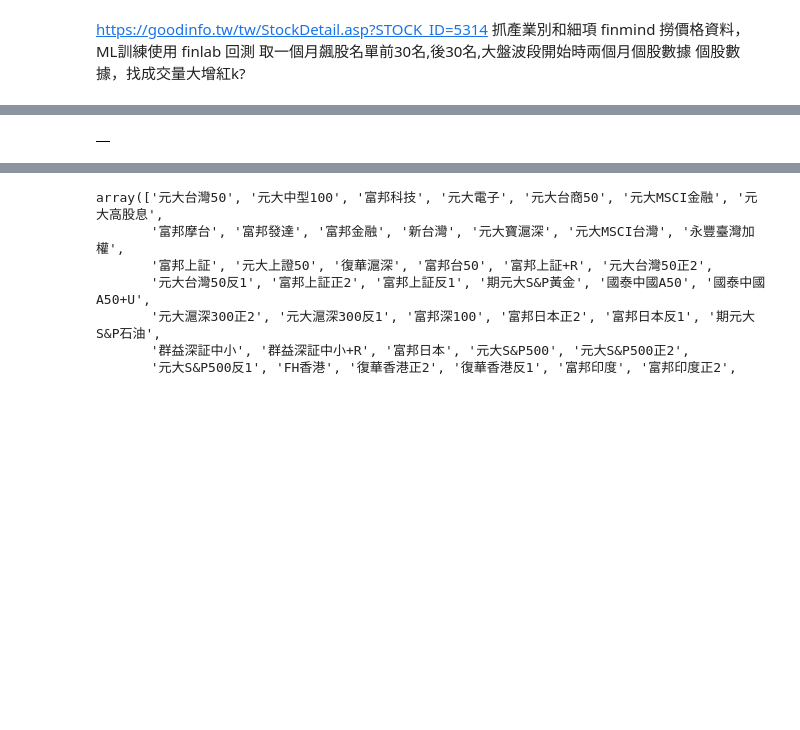
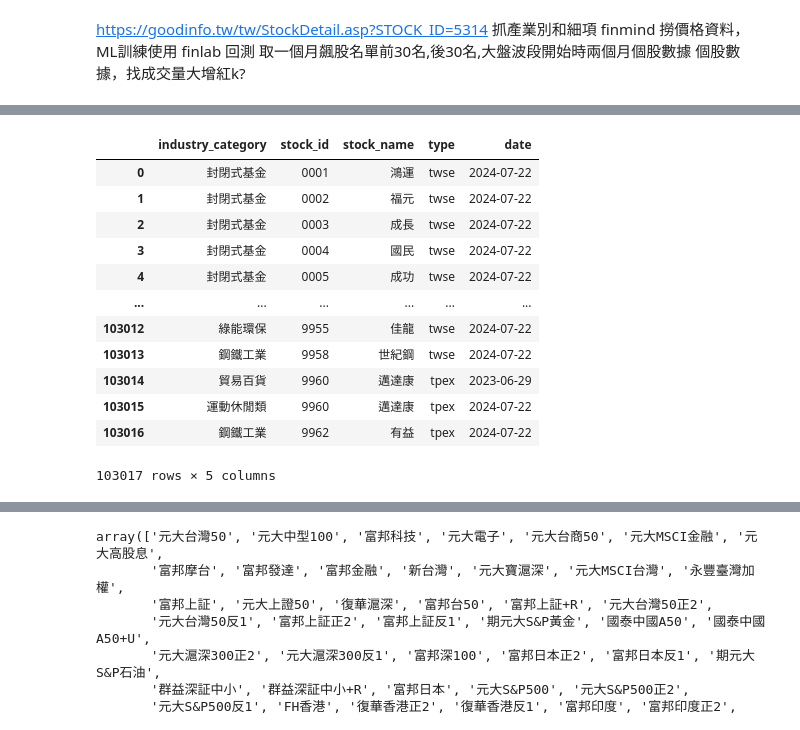
Before and after one commit to dreyhsu/TWSectorScreener, a Jupyter notebook: finmind_test.ipynb, the cells around one changed output, grey strips where cells are left out. Saved outputs shown, nothing was run; the diff lists cells and outputs as text; code cells hidden in the pictures; blank space fills up the shorter version.

```diff
--- a/finmind_test.ipynb
+++ b/finmind_test.ipynb
@@ -48,10 +55,11 @@ today_str = today_obj.strftime('%Y-%m-%d')
 two_month_str = (today_obj - timedelta(days=60)).strftime('%Y-%m-%d')
 api = DataLoader()
 api.login_by_token(api_token='eyJhbGciOiJIUzI1NiIsInR5cCI6IkpXVCJ9.eyJkYXRlIjoiMjAyNC0wNi0wMSAxMjowNzoyOSIsInVzZXJfaWQiOiJkcmVfaHN1IiwiaXAiOiIzNS4yMzMuMTk5LjIyNyJ9.vdbfK7J1TixjHvBcrk4hZuFtc3oy_cpD6wNurTQuQ7o')
-df = api.taiwan_stock_daily(
-    stock_id=equity_id,
-    start_date=two_month_str,
-    end_date=today_str
-)
+df = api.taiwan_stock_info_with_warrant()
+# df = api.taiwan_stock_daily(
+#     stock_id=equity_id,
+#     start_date=two_month_str,
+#     end_date=today_str
+# )
 df
 # %% [output]
@@ -59 +67,13 @@ df
-|  |
+|  | industry_category | stock_id | stock_name | type | date |
+| 0 | 封閉式基金 | 0001 | 鴻運 | twse | 2024-07-22 |
+| 1 | 封閉式基金 | 0002 | 福元 | twse | 2024-07-22 |
+| 2 | 封閉式基金 | 0003 | 成長 | twse | 2024-07-22 |
+| 3 | 封閉式基金 | 0004 | 國民 | twse | 2024-07-22 |
+| 4 | 封閉式基金 | 0005 | 成功 | twse | 2024-07-22 |
+| ... | ... | ... | ... | ... | ... |
+| 103012 | 綠能環保 | 9955 | 佳龍 | twse | 2024-07-22 |
+| 103013 | 鋼鐵工業 | 9958 | 世紀鋼 | twse | 2024-07-22 |
+| 103014 | 貿易百貨 | 9960 | 邁達康 | tpex | 2023-06-29 |
+| 103015 | 運動休閒類 | 9960 | 邁達康 | tpex | 2024-07-22 |
+| 103016 | 鋼鐵工業 | 9962 | 有益 | tpex | 2024-07-22 |
+103017 rows × 5 columns
```
Also changed, not shown: parts of 7 cells of this notebook.
